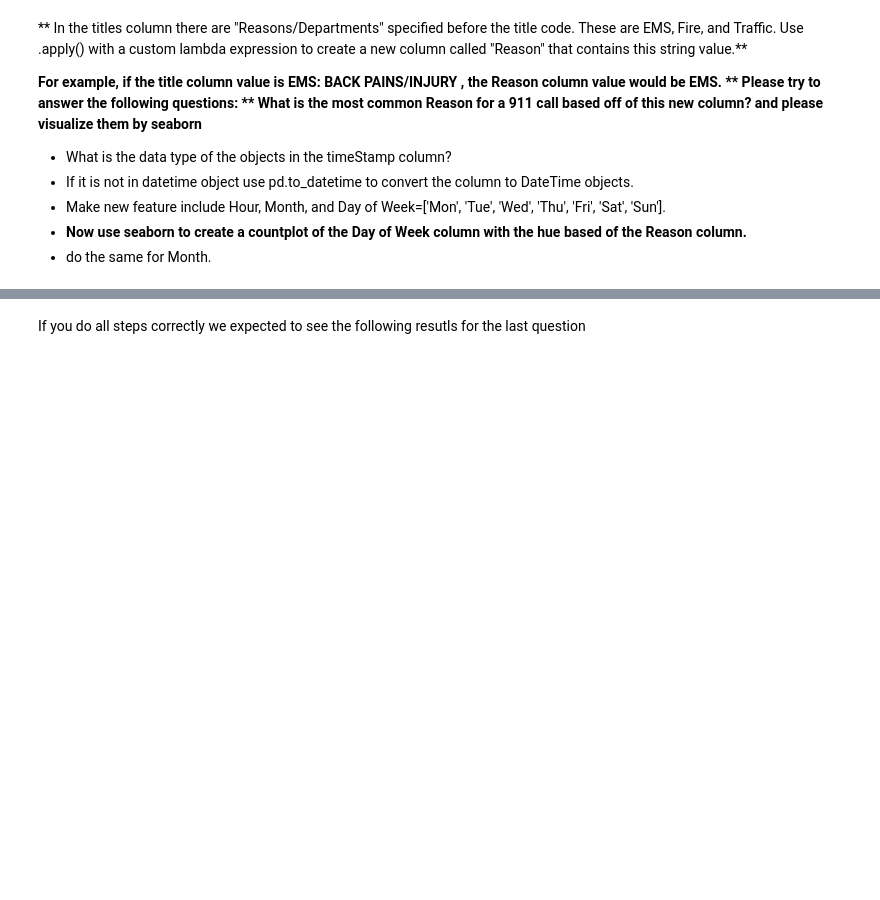
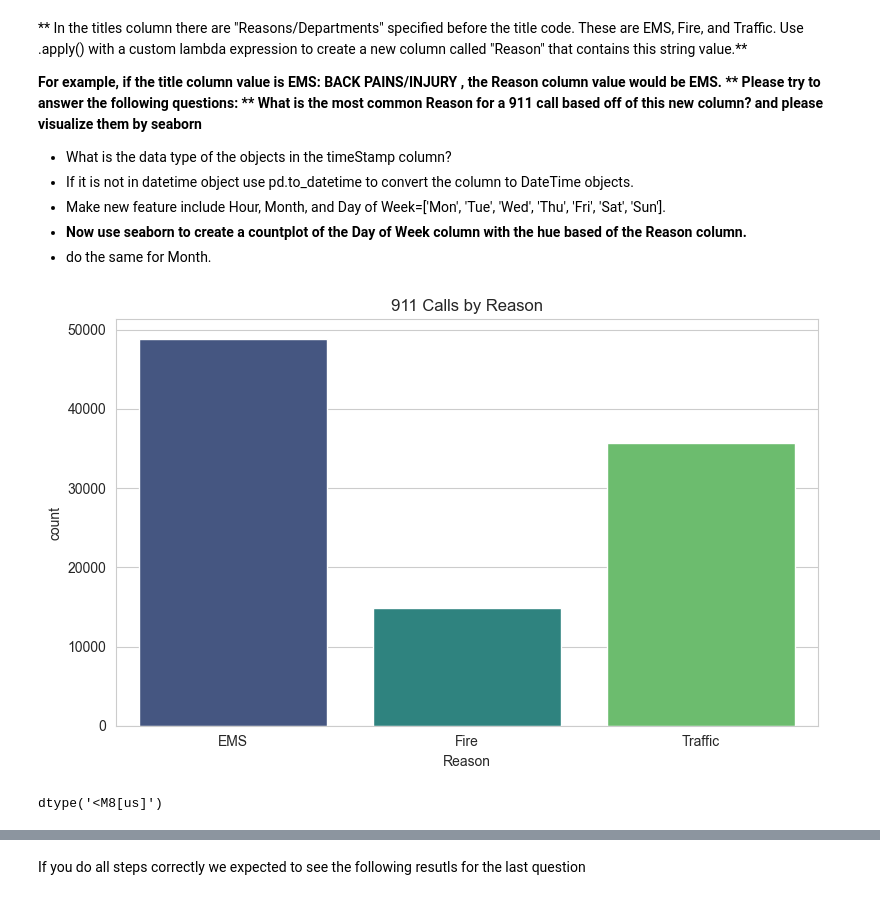
Before and after one commit to tersor/dat803, a Jupyter notebook: oppgave-01/01-911 Calls Data project.ipynb, the cells around one changed output, grey strips where cells are left out. Saved outputs shown, nothing was run; the diff lists cells and outputs as text; code cells hidden in the pictures; blank space fills up the shorter version.

```diff
--- a/oppgave-01/01-911 Calls Data project.ipynb
+++ b/oppgave-01/01-911 Calls Data project.ipynb
@@ -29,3 +27,8 @@ import pandas as pd
+# %%
+%matplotlib inline
+import matplotlib.pyplot as plt
+import seaborn as sns
+sns.set_style('whitegrid')
 # %% [markdown]
 ** Read in the csv file as a dataframe called df **
 # %%
@@ -102,3 +110,19 @@ Please try to answer the following questions:
 * Make new feature include Hour, Month, and Day of Week=['Mon', 'Tue', 'Wed', 'Thu', 'Fri', 'Sat', 'Sun'].
 * **Now use seaborn to create a countplot of the Day of Week column with the hue based of the Reason column.**
 * do the same for Month.
+# %%
+df['Reason'] = df['title'].apply(lambda title: title.split(':')[0])
+df['Reason'].value_counts()
+
+plt.figure(figsize=(8, 5))
+sns.countplot(x='Reason', data=df, hue='Reason', palette='viridis', legend=False)
+plt.title('911 Calls by Reason')
+plt.tight_layout()
+# %% [output]
+[figure, added]
+# %%
+df['timeStamp'].dtype
+df['timeStamp'] = pd.to_datetime(df['timeStamp'])
+df['timeStamp'].dtype
+# %% [output]
+dtype('<M8[us]')
```
Also changed, not shown: parts of 38 cells of this notebook, 1 other file.
